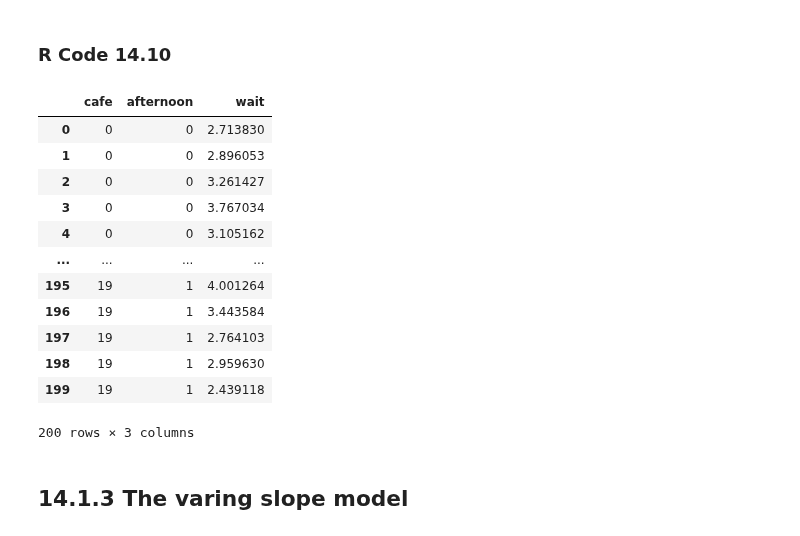
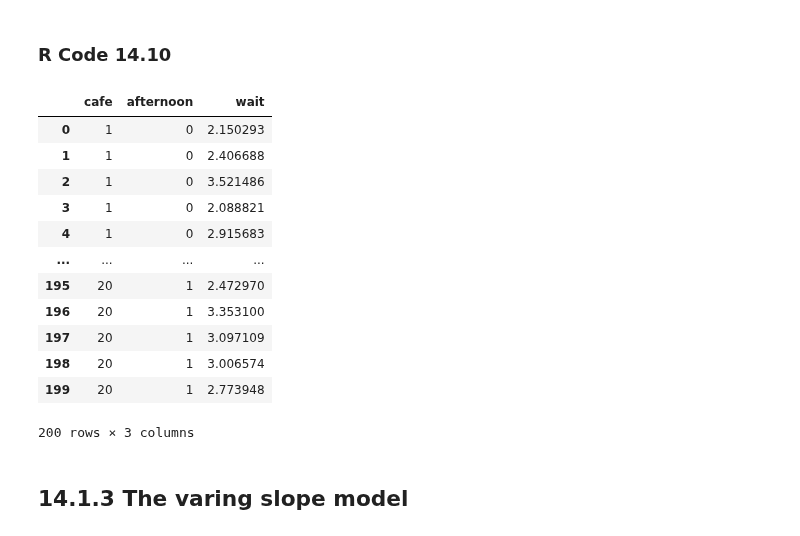
Before and after one commit to rodolphomacedo/statistical_rethinking_pt_BR, a Jupyter notebook: parte_14.ipynb, the cells around one changed output. Cells and saved outputs as stored; diff of their text form; code cells hidden in the pictures.

```diff
--- a/parte_14.ipynb
+++ b/parte_14.ipynb
@@ -301,26 +301,26 @@ $$ cov(xy) = \sigma_x \sigma_y \rho_{xy} $$
 # %%
 N_visit = 10
 afternoon = np.repeat([0, 1], (N_visit*N_cafe)/2)
 cafe_id = np.repeat(np.arange(0, N_cafe), N_visit)
 mu = a_cafe[cafe_id] + b_cafe[cafe_id]*afternoon
 sigma = 0.5  # std dev within cafes
 wait = np.random.normal(mu, sigma, size=N_visit*N_cafe)
-
+cafe_id += 1  # index from 1 to 20 cafe_id, need to Stan index
 d = pd.DataFrame({'cafe': cafe_id, 'afternoon':afternoon, 'wait': wait})
 d
 # %% [output]
 |  | cafe | afternoon | wait |
-| 0 | 0 | 0 | 2.713830 |
-| 1 | 0 | 0 | 2.896053 |
-| 2 | 0 | 0 | 3.261427 |
-| 3 | 0 | 0 | 3.767034 |
-| 4 | 0 | 0 | 3.105162 |
+| 0 | 1 | 0 | 2.150293 |
+| 1 | 1 | 0 | 2.406688 |
+| 2 | 1 | 0 | 3.521486 |
+| 3 | 1 | 0 | 2.088821 |
+| 4 | 1 | 0 | 2.915683 |
 | ... | ... | ... | ... |
-| 195 | 19 | 1 | 4.001264 |
-| 196 | 19 | 1 | 3.443584 |
-| 197 | 19 | 1 | 2.764103 |
-| 198 | 19 | 1 | 2.959630 |
-| 199 | 19 | 1 | 2.439118 |
+| 195 | 20 | 1 | 2.472970 |
+| 196 | 20 | 1 | 3.353100 |
+| 197 | 20 | 1 | 3.097109 |
+| 198 | 20 | 1 | 3.006574 |
+| 199 | 20 | 1 | 2.773948 |
 200 rows × 3 columns
 # %% [markdown]
 ## 14.1.3 The varing slope model
```
Also changed, not shown: parts of 9 cells of this notebook, 1 other file.
